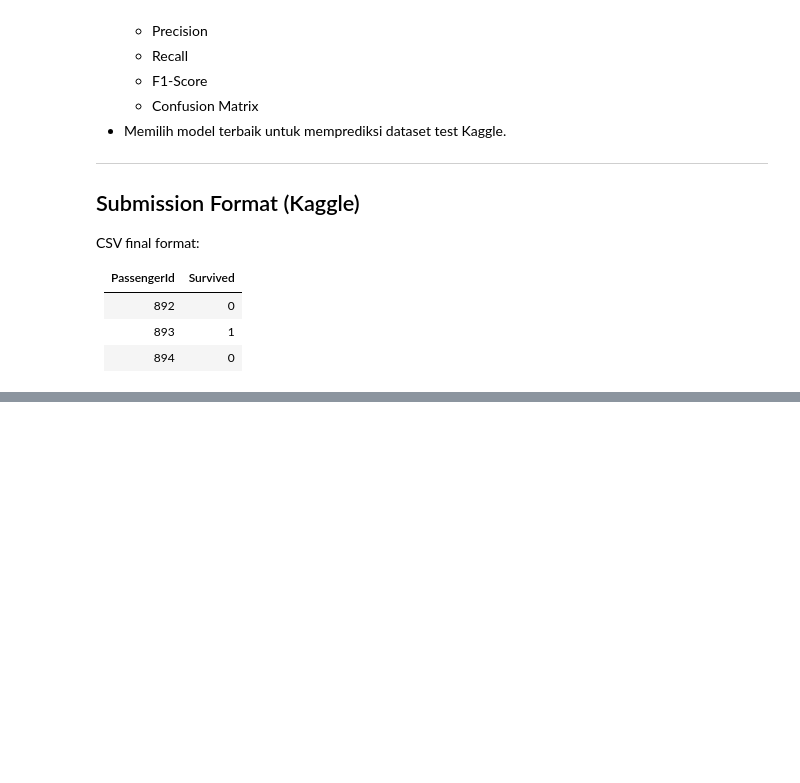
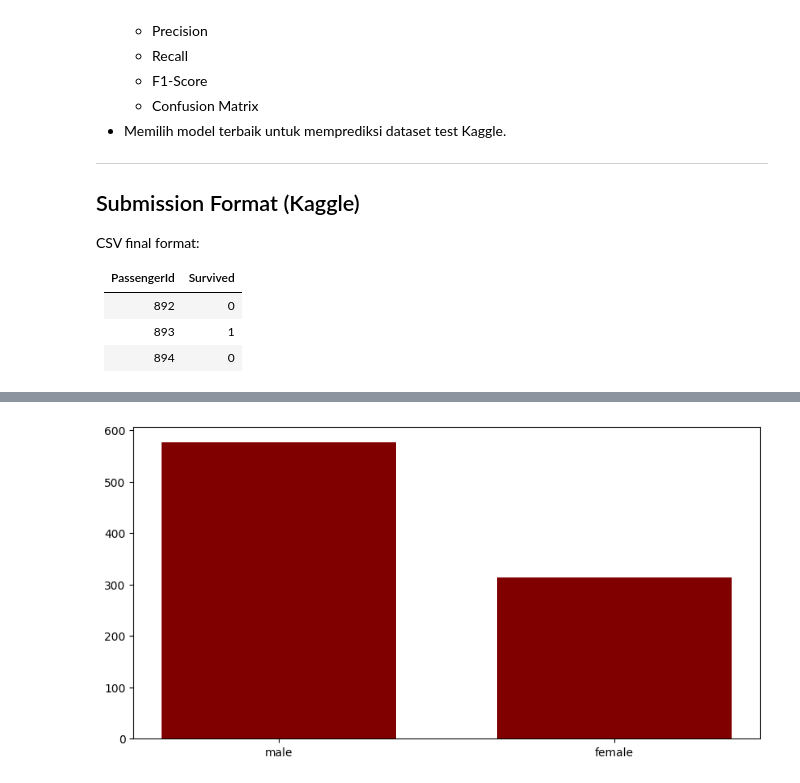
Before and after one commit to gchristiansun/titanic-prediction, a Jupyter notebook: titanic.ipynb, the cells around one changed output, grey strips where cells are left out. Cells and saved outputs as stored; diff of their text form; code cells hidden in the pictures; blank space fills up the shorter version.

```diff
--- a/titanic.ipynb
+++ b/titanic.ipynb
@@ -89,0 +212,14 @@ CSV final format:
+# %%
+def barchart(column) :
+    count = train[column].value_counts()
+    index = count.index
+    values = count.values
+
+    fig = plt.figure(figsize = (10, 5))
+    plt.bar(index, values, color = "maroon", width = 0.7)
+
+    plt.show()
+# %%
+barchart("Sex")
+# %% [output]
+[figure, added]
```
Also changed, not shown: parts of 88 cells of this notebook, 2 other files.
